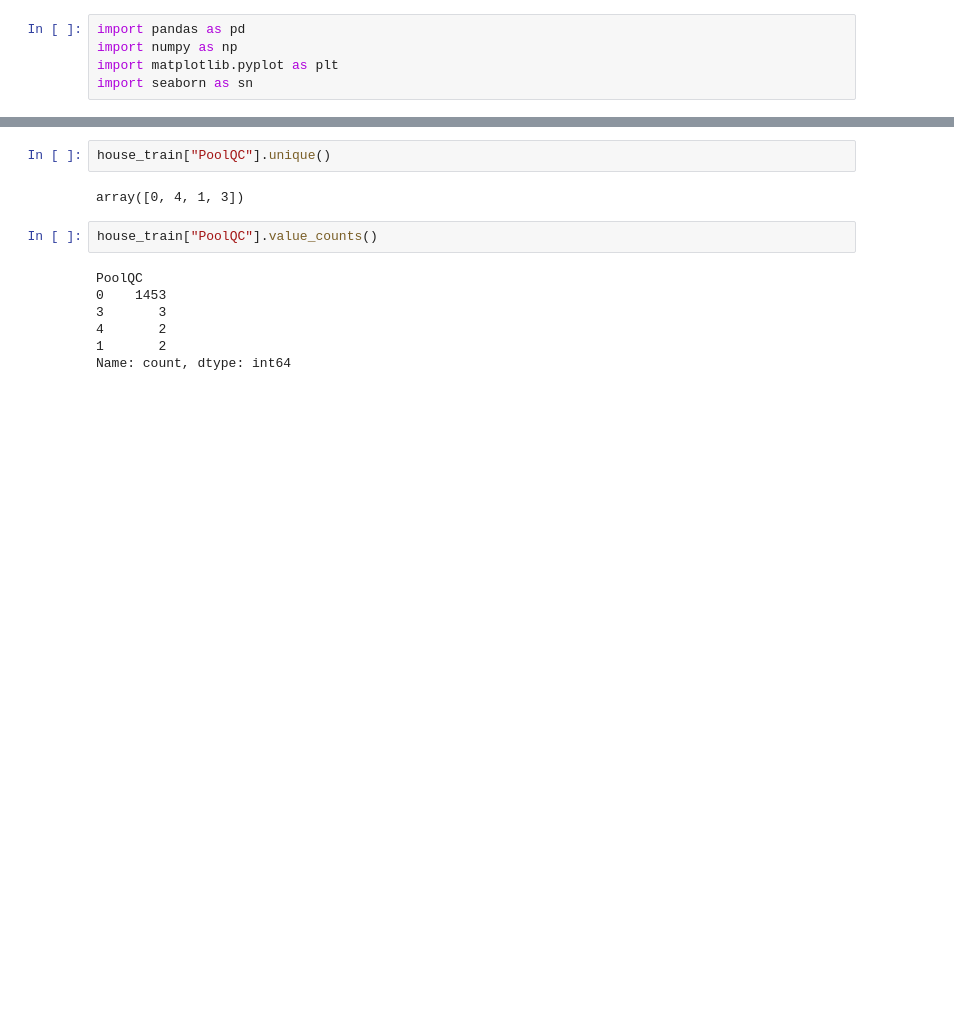
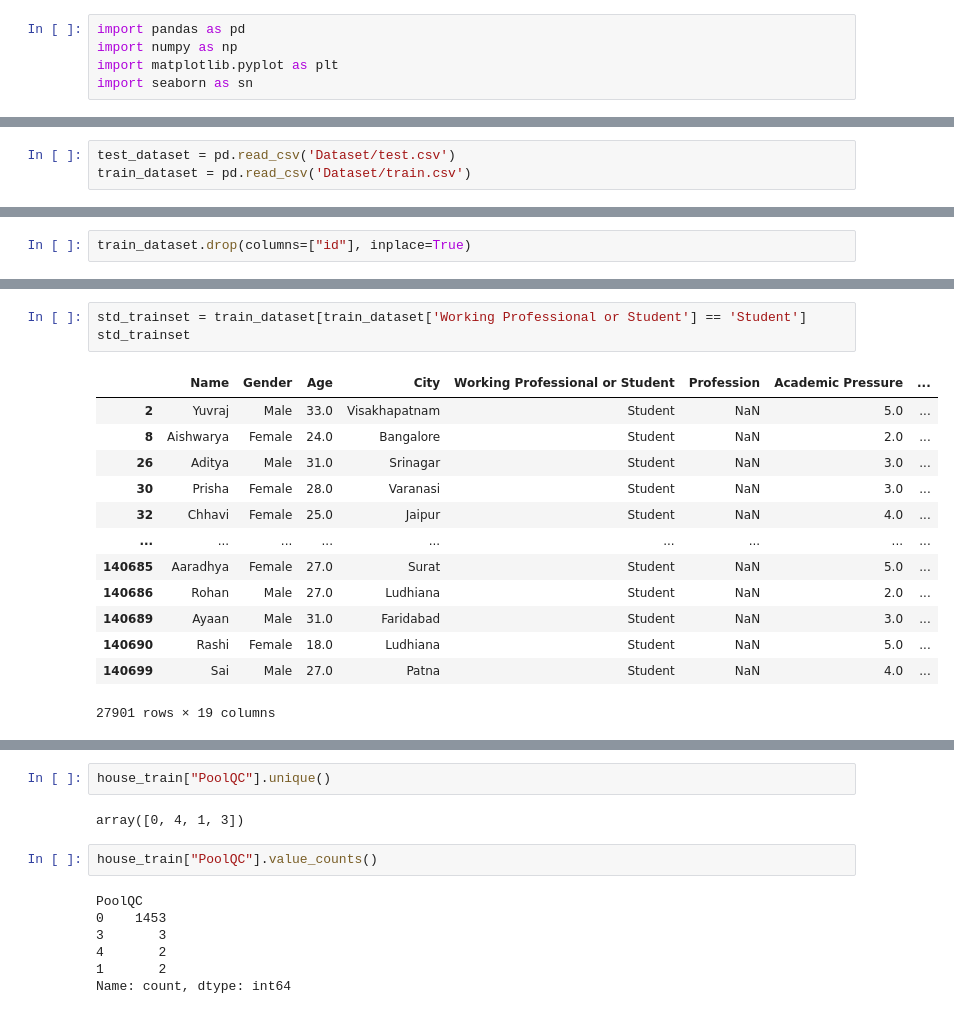
Before and after one commit to mutuceng/depression-risk-classification, a Jupyter notebook: Backend/ML/data_prep.ipynb, the cells around one changed output, grey strips where cells are left out. Cells and saved outputs as stored; diff of their text form; blank space fills up the shorter version.

Commit message:
new dataset new analyzes

```diff
--- a/Backend/ML/data_prep.ipynb
+++ b/Backend/ML/data_prep.ipynb
@@ -117,0 +8,3 @@ Name: PoolQC, Length: 1460, dtype: int64
+# %%
+test_dataset = pd.read_csv('Dataset/test.csv')
+train_dataset = pd.read_csv('Dataset/train.csv')
@@ -117,0 +21,2 @@ Name: PoolQC, Length: 1460, dtype: int64
+# %%
+train_dataset.drop(columns=["id"], inplace=True)
@@ -117,0 +42,17 @@ Name: PoolQC, Length: 1460, dtype: int64
+# %%
+std_trainset = train_dataset[train_dataset['Working Professional or Student'] == 'Student']
+std_trainset
+# %% [output]
+|  | Name | Gender | Age | City | Working Professional or Student | Profession | Academic Pressure | ... |
+| 2 | Yuvraj | Male | 33.0 | Visakhapatnam | Student | NaN | 5.0 | ... |
+| 8 | Aishwarya | Female | 24.0 | Bangalore | Student | NaN | 2.0 | ... |
+| 26 | Aditya | Male | 31.0 | Srinagar | Student | NaN | 3.0 | ... |
+| 30 | Prisha | Female | 28.0 | Varanasi | Student | NaN | 3.0 | ... |
+| 32 | Chhavi | Female | 25.0 | Jaipur | Student | NaN | 4.0 | ... |
+| ... | ... | ... | ... | ... | ... | ... | ... | ... |
+| 140685 | Aaradhya | Female | 27.0 | Surat | Student | NaN | 5.0 | ... |
+| 140686 | Rohan | Male | 27.0 | Ludhiana | Student | NaN | 2.0 | ... |
+| 140689 | Ayaan | Male | 31.0 | Faridabad | Student | NaN | 3.0 | ... |
+| 140690 | Rashi | Female | 18.0 | Ludhiana | Student | NaN | 5.0 | ... |
+| 140699 | Sai | Male | 27.0 | Patna | Student | NaN | 4.0 | ... |
+27901 rows × 19 columns
```
Also changed, not shown: parts of 45 cells of this notebook, 4 other files.
